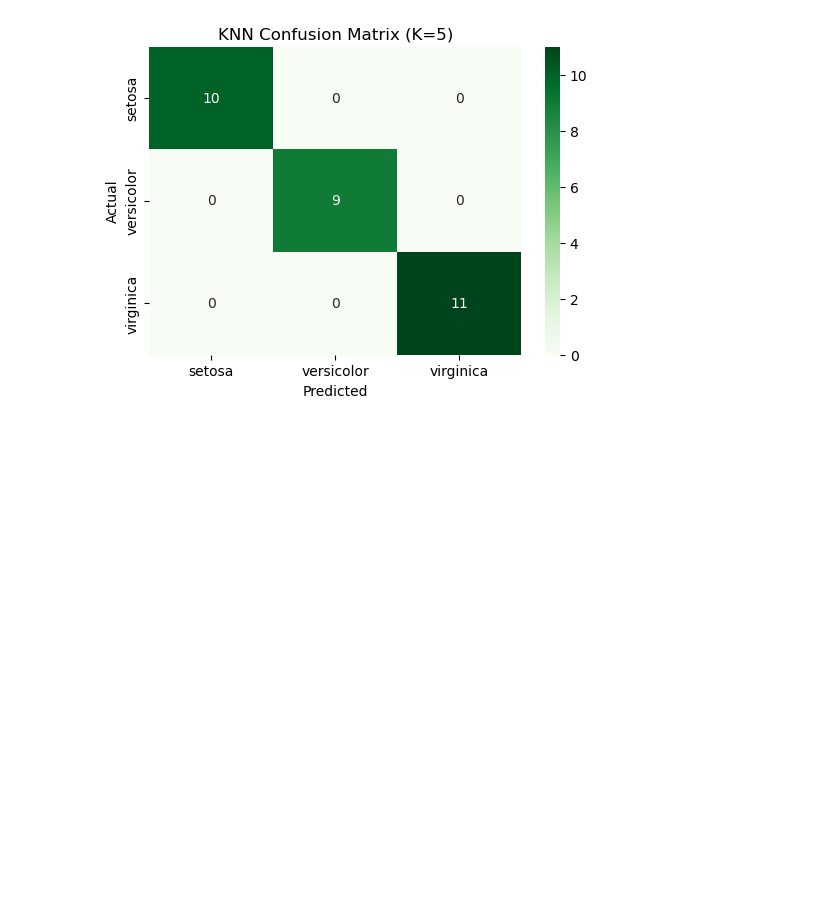
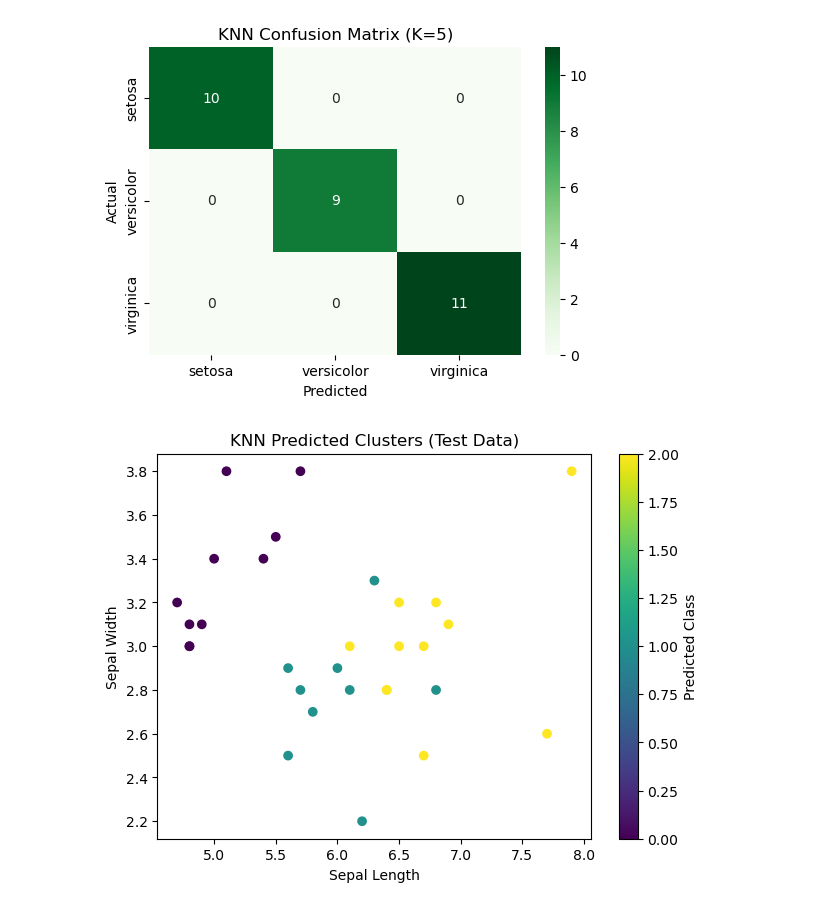
Before and after one commit to TomRiddle10/ML-Algorithm, a Jupyter notebook: KNN.ipynb, the cells around one changed output. Saved outputs shown, nothing was run; the diff lists cells and outputs as text; code cells hidden in the pictures; blank space fills up the shorter version.

```diff
--- a/KNN.ipynb
+++ b/KNN.ipynb
@@ -54,3 +54,13 @@ plt.title(f"KNN Confusion Matrix (K={k})")
 plt.show()
 # %% [output]
 [figure]
+# %%
+plt.figure(figsize=(7,5))
+plt.scatter(X_test.iloc[:, 0], X_test.iloc[:, 1], c=y_pred, cmap='viridis', label="Predicted")
+plt.xlabel("Sepal Length")
+plt.ylabel("Sepal Width")
+plt.title("KNN Predicted Clusters (Test Data)")
+plt.colorbar(label="Predicted Class")
+plt.show()
+# %% [output]
+[figure, added]
```
